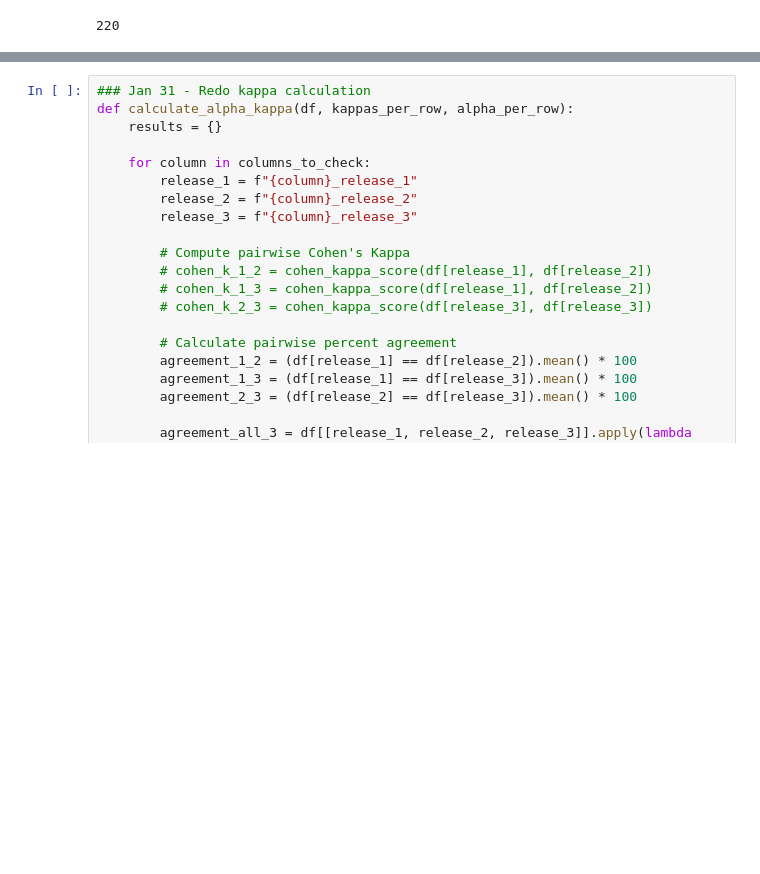
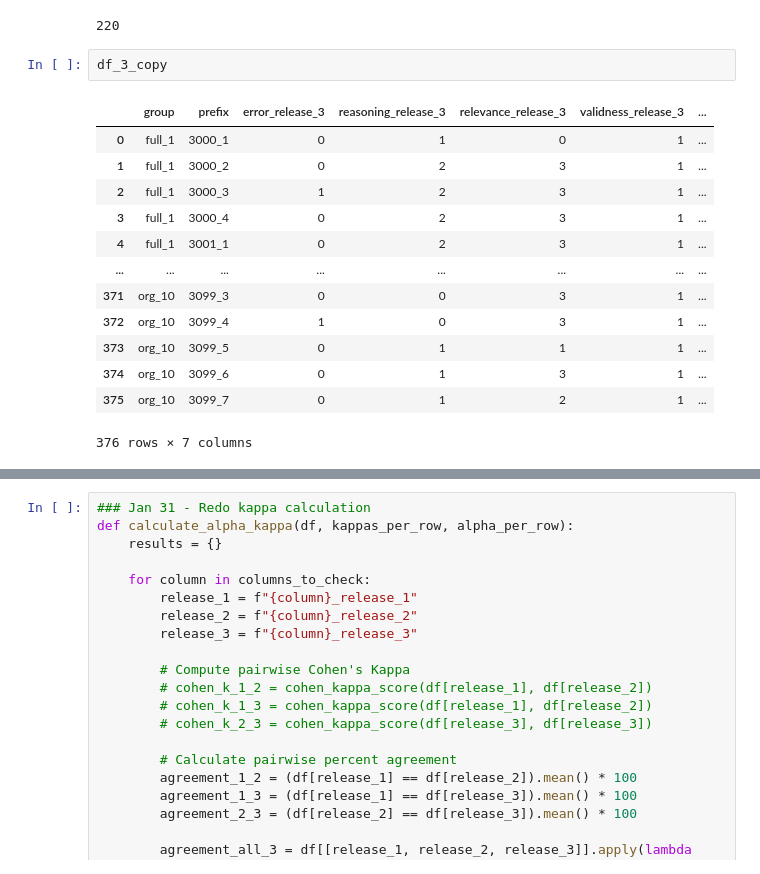
Before and after one commit to zheliu92/nlp_followupqg_public, a Jupyter notebook: Human_Evaluation/Helpers/mode_2_output_analysis.ipynb, the cells around one changed output, grey strips where cells are left out. Drawn from its saved outputs; the diff is of its cells as text; blank space fills up the shorter version.

```diff
--- a/Human_Evaluation/Helpers/mode_2_output_analysis.ipynb
+++ b/Human_Evaluation/Helpers/mode_2_output_analysis.ipynb
@@ -674,4 +643,20 @@ after filtering df_3 all non valid prompts: 220
 before filtering all non valid prompts: 376
 after filtering all non valid prompts: 220
 220
+# %%
+df_3_copy
+# %% [output]
+|  | group | prefix | error_release_3 | reasoning_release_3 | relevance_release_3 | validness_release_3 | ... |
+| 0 | full_1 | 3000_1 | 0 | 1 | 0 | 1 | ... |
+| 1 | full_1 | 3000_2 | 0 | 2 | 3 | 1 | ... |
+| 2 | full_1 | 3000_3 | 1 | 2 | 3 | 1 | ... |
+| 3 | full_1 | 3000_4 | 0 | 2 | 3 | 1 | ... |
+| 4 | full_1 | 3001_1 | 0 | 2 | 3 | 1 | ... |
+| ... | ... | ... | ... | ... | ... | ... | ... |
+| 371 | org_10 | 3099_3 | 0 | 0 | 3 | 1 | ... |
+| 372 | org_10 | 3099_4 | 1 | 0 | 3 | 1 | ... |
+| 373 | org_10 | 3099_5 | 0 | 1 | 1 | 1 | ... |
+| 374 | org_10 | 3099_6 | 0 | 1 | 3 | 1 | ... |
+| 375 | org_10 | 3099_7 | 0 | 1 | 2 | 1 | ... |
+376 rows × 7 columns
 # %%
```
Also changed, not shown: parts of 7 cells of this notebook, 1 other file.
